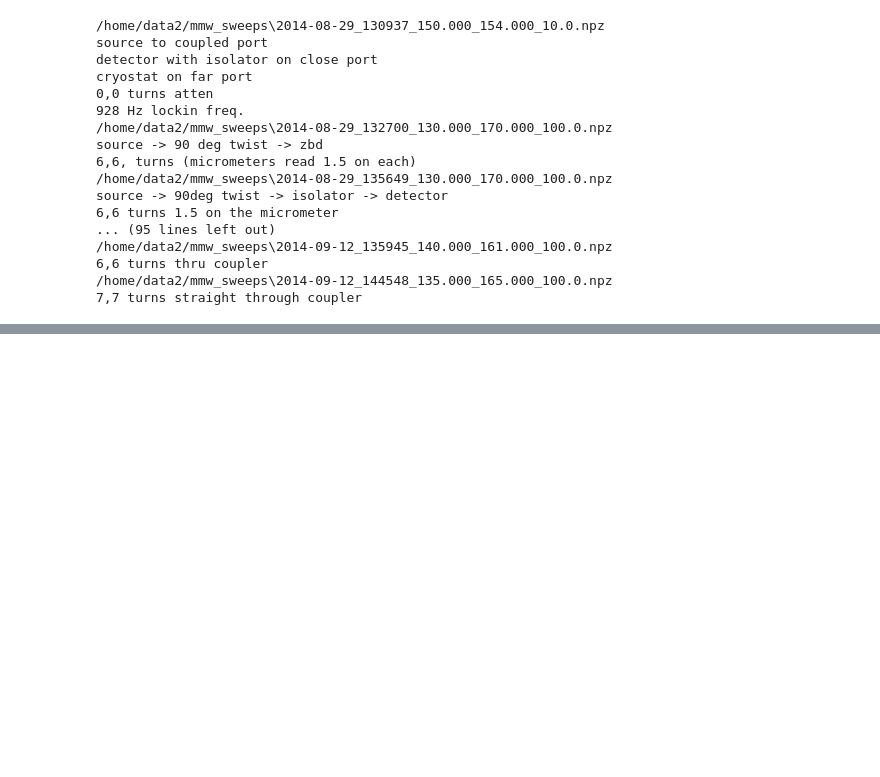
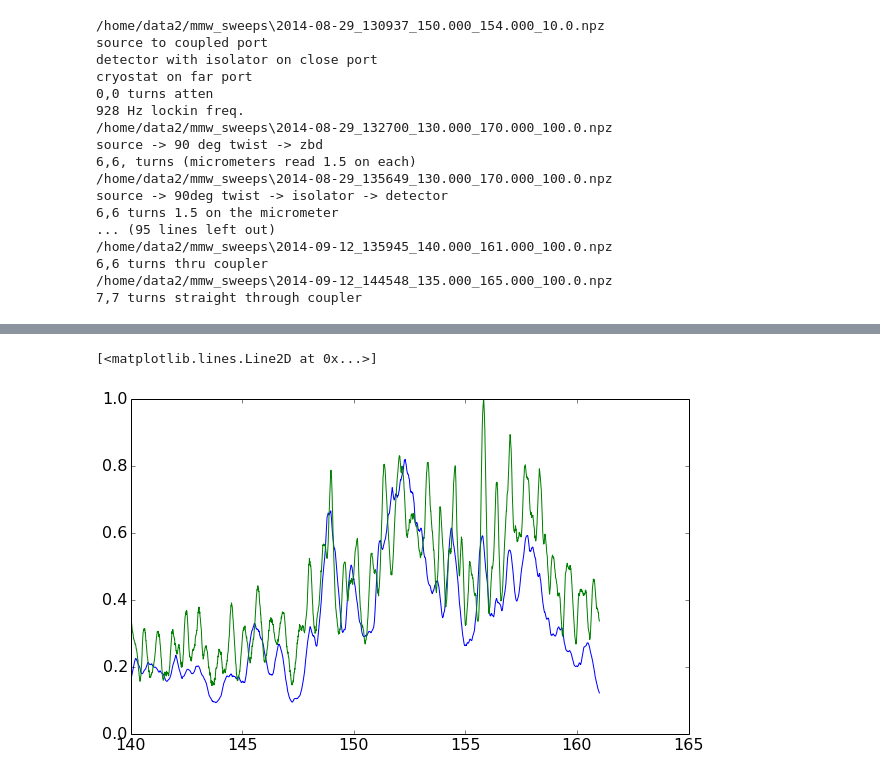
Before and after one commit to gitj/notebooks, a Jupyter notebook: 2014-09-16-mmw-source-transmission.ipynb, the cells around one changed output, grey strips where cells are left out. Saved outputs shown, nothing was run; the diff lists cells and outputs as text; code cells hidden in the pictures; blank space fills up the shorter version.

```diff
--- a/2014-09-16-mmw-source-transmission.ipynb
+++ b/2014-09-16-mmw-source-transmission.ipynb
@@ -100,0 +111,15 @@ source -> 90deg twist -> isolator -> detector
+# %%
+waveguide_freq = d1['mmw_freq']
+waveguide_response = d1['power_watts']/d1['power_watts'].max()
+optics_freq = d2['mmw_freq']
+optics_response = d2['power_watts']/d2['power_watts'].max()
+total_response = np.interp(waveguide_freq,optics_freq,optics_response)*waveguide_response
+total_freq = waveguide_freq
+# %%
+plot(total_freq/1e9,total_response)
+#plot(waveguide_freq/1e9,waveguide_response)
+#plot(optics_freq/1e9,optics_response)
+plot(d3['mmw_freq']/1e9,d3['power_watts']/d3['power_watts'].max())
+# %% [output]
+[<matplotlib.lines.Line2D at 0x...>]
+[figure, added]
```
Also changed, not shown: parts of 5 cells of this notebook, 1 other file.
